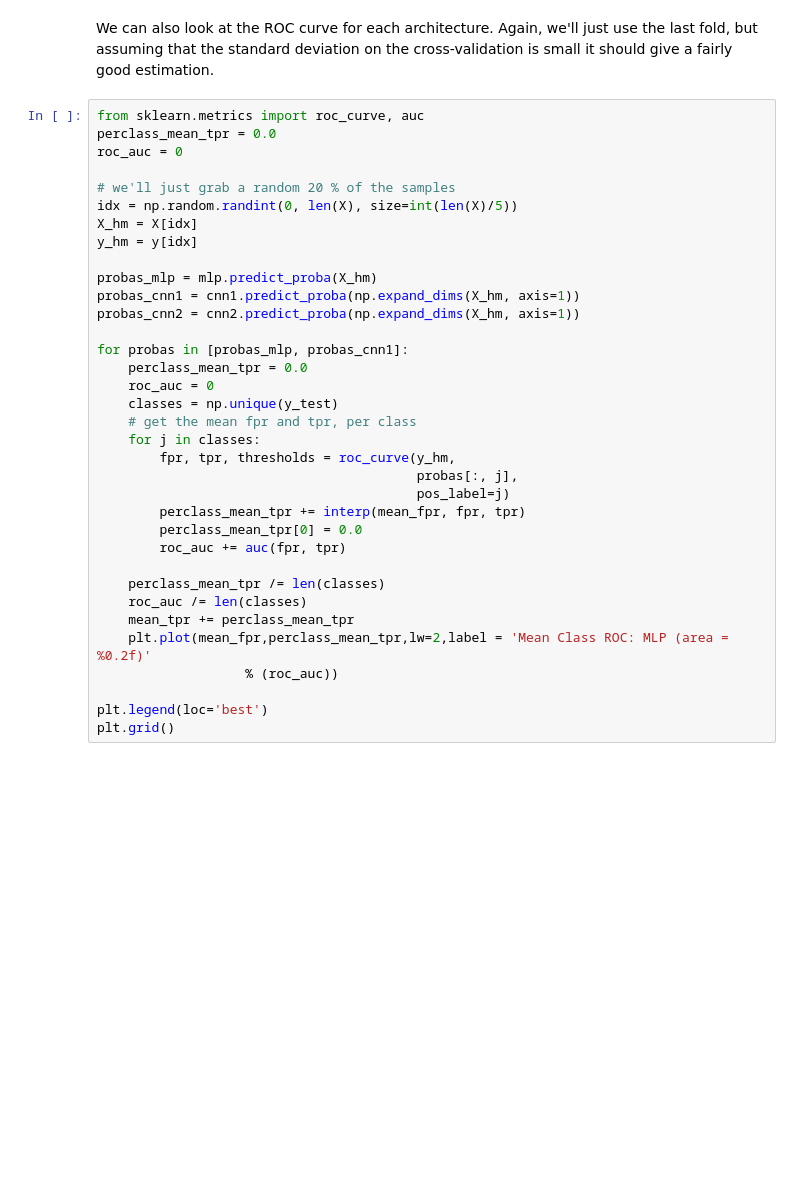
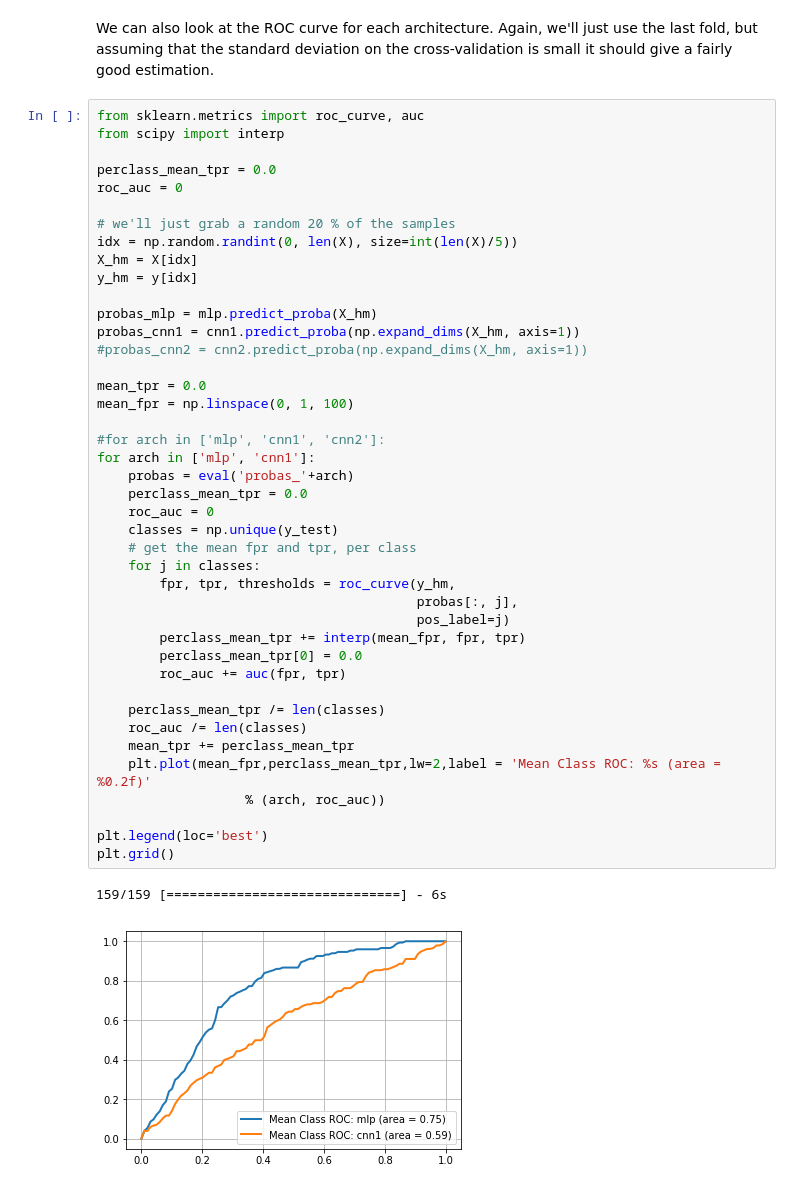
Before and after one commit to ncmatson/SMU_ML_Labs, a Jupyter notebook: 07smuml/lab7_cv.ipynb, the cells around one changed output. Cells and saved outputs as stored; diff of their text form; blank space fills up the shorter version.

```diff
--- a/07smuml/lab7_cv.ipynb
+++ b/07smuml/lab7_cv.ipynb
@@ -416,36 +423,46 @@ compare_mlp_cnn(cnn1, cnn2, mlp, X_test, y_test, enc)
 We can also look at the ROC curve for each architecture.  Again, we'll just use the last fold, but assuming that the standard deviation on the cross-validation is small it should give a fairly good estimation.
 # %%
 from sklearn.metrics import roc_curve, auc
+from scipy import interp
+
 perclass_mean_tpr = 0.0
 roc_auc = 0
 
 # we'll just grab a random 20 % of the samples
 idx = np.random.randint(0, len(X), size=int(len(X)/5))
 X_hm = X[idx]
 y_hm = y[idx]
 
 probas_mlp = mlp.predict_proba(X_hm)
 probas_cnn1 = cnn1.predict_proba(np.expand_dims(X_hm, axis=1))
-probas_cnn2 = cnn2.predict_proba(np.expand_dims(X_hm, axis=1))
+#probas_cnn2 = cnn2.predict_proba(np.expand_dims(X_hm, axis=1))
 
-for probas in [probas_mlp, probas_cnn1]:
+mean_tpr = 0.0
+mean_fpr = np.linspace(0, 1, 100)
+
+#for arch in ['mlp', 'cnn1', 'cnn2']:
+for arch in ['mlp', 'cnn1']:
+    probas = eval('probas_'+arch)
     perclass_mean_tpr = 0.0
     roc_auc = 0
     classes = np.unique(y_test)
     # get the mean fpr and tpr, per class
     for j in classes:
         fpr, tpr, thresholds = roc_curve(y_hm,
                                          probas[:, j],
                                          pos_label=j)
         perclass_mean_tpr += interp(mean_fpr, fpr, tpr)
         perclass_mean_tpr[0] = 0.0
         roc_auc += auc(fpr, tpr)
 
     perclass_mean_tpr /= len(classes)
     roc_auc /= len(classes)
     mean_tpr += perclass_mean_tpr
-    plt.plot(mean_fpr,perclass_mean_tpr,lw=2,label = 'Mean Class ROC: MLP (area = %0.2f)'
-                   % (roc_auc))
+    plt.plot(mean_fpr,perclass_mean_tpr,lw=2,label = 'Mean Class ROC: %s (area = %0.2f)'
+                   % (arch, roc_auc))
 
 plt.legend(loc='best')
 plt.grid()
+# %% [output]
+159/159 [==============================] - 6s
+[figure, added]
```
Also changed, not shown: parts of 13 cells of this notebook, 1 other file.
